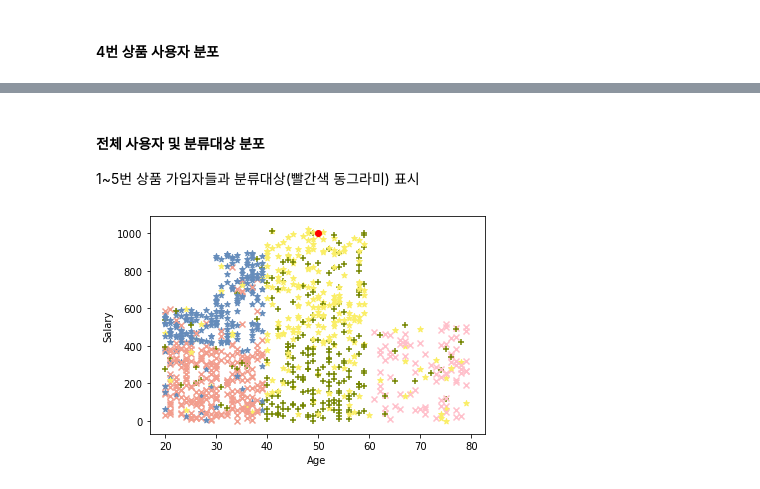
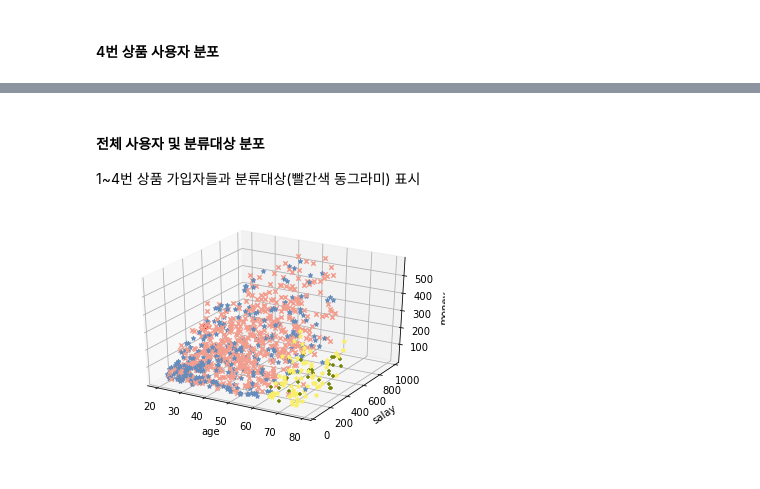
Before and after one commit to hschoi1104/-Bank_products_Recommendation_System, a Jupyter notebook: Bank_products_Recommendation_System(Deposit).ipynb, the cells around one changed output, grey strips where cells are left out. Cells and saved outputs as stored; diff of their text form; code cells hidden in the pictures.

```diff
--- a/Bank_products_Recommendation_System(Deposit).ipynb
+++ b/Bank_products_Recommendation_System(Deposit).ipynb
@@ -121,8 +135,15 @@ plt.show()
 # %% [markdown]
 #### 3번 상품 사용자 분포
 # %%
+fig = plt.figure()
+ax = fig.add_subplot(111, projection='3d')
+
 for i in range(0,len(Person)):
     if Category[i][0]==3:
-        plt.scatter(Person[i][0],Person[i][1],marker='+');
+        ax.scatter(Person[i][0],Person[i][1],Person[i][2],marker='*');
+
+ax.set_xlabel('age')
+ax.set_ylabel('salay')
+ax.set_zlabel('spend')
 plt.show()
 # %% [output]
@@ -130,8 +151,15 @@ plt.show()
 # %% [markdown]
 #### 4번 상품 사용자 분포
 # %%
+fig = plt.figure()
+ax = fig.add_subplot(111, projection='3d')
+
 for i in range(0,len(Person)):
     if Category[i][0]==4:
-        plt.scatter(Person[i][0],Person[i][1],marker='^');
+        ax.scatter(Person[i][0],Person[i][1],Person[i][2],marker='*');
+
+ax.set_xlabel('age')
+ax.set_ylabel('salay')
+ax.set_zlabel('spend')
 plt.show()
 # %% [output]
@@ -141,5 +166,0 @@ plt.show()
-# %%
-for i in range(0,len(Person)):
-    if Category[i][0]==5:
-        plt.scatter(Person[i][0],Person[i][1],marker='x');
-plt.show()
@@ -148,23 +167,25 @@ plt.show()
 # %% [markdown]
 #### 전체 사용자 및 분류대상 분포
 
-1~5번 상품 가입자들과 분류대상(빨간색 동그라미) 표시
+1~4번 상품 가입자들과 분류대상(빨간색 동그라미) 표시
 # %%
+fig = plt.figure()
+ax = fig.add_subplot(111, projection='3d')
+
 for i in range(0,len(Person)):
     if Category[i][0]==1:
-        plt.scatter(Person[i][0],Person[i][1],marker='x',color='#f29e8e');
+        ax.scatter(Person[i][0],Person[i][1],Person[i][2],marker='x',color='#f29e8e');
     if Category[i][0]==2:
-        plt.scatter(Person[i][0],Person[i][1],marker='*',color='#658cbb');
+        ax.scatter(Person[i][0],Person[i][1],Person[i][2],marker='*',color='#658cbb');
     if Category[i][0]==3:
-        plt.scatter(Person[i][0],Person[i][1],marker='+',color='#748500');
+        ax.scatter(Person[i][0],Person[i][1],Person[i][2],marker='+',color='#748500');
     if Category[i][0]==4:
-        plt.scatter(Person[i][0],Person[i][1],marker='*',color='#faee66');
-    if Category[i][0]==5:
-        plt.scatter(Person[i][0],Person[i][1],marker='x',color='pink');
-plt.scatter(age,salary,marker='o',color='red')
-plt.xlabel('Age')
-plt.ylabel('Salary')
+        ax.scatter(Person[i][0],Person[i][1],Person[i][2],marker='*',color='#faee66');
 
+ax.scatter(age,salary,spend,marker='o',color='red')
+ax.set_xlabel('age')
+ax.set_ylabel('salay')
+ax.set_zlabel('spend')
 plt.show()
 # %% [output]
-[figure, old version]
+[figure, new version]
```
Also changed, not shown: parts of 14 cells of this notebook, 2 other files.
